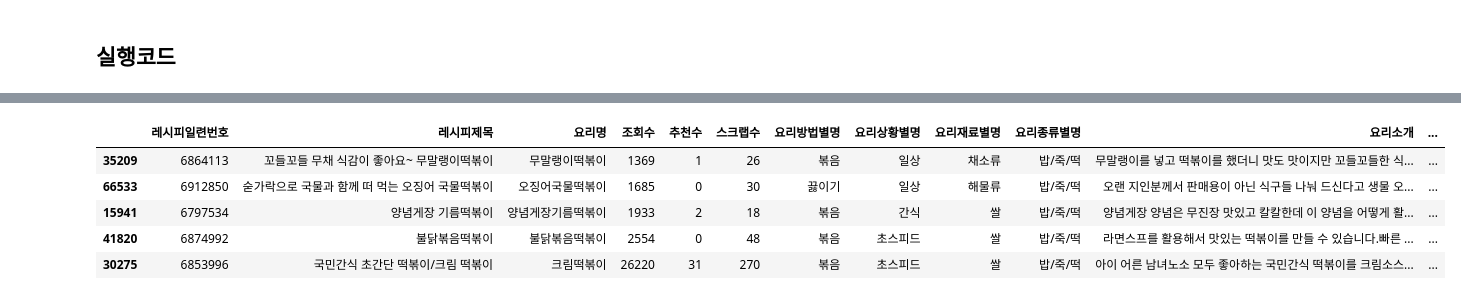
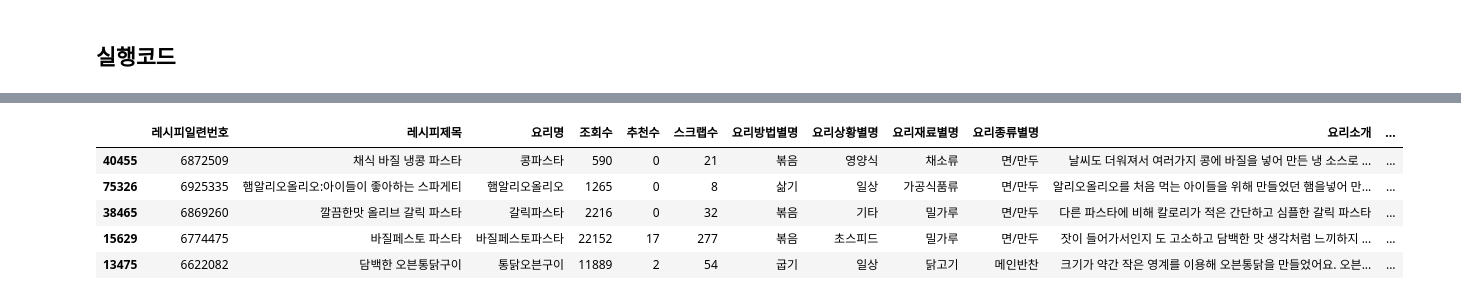
Before and after one commit to dajeong25/KDT_team4_FinalPJT, a Jupyter notebook: 02_modeling/레시피_추천_정리.ipynb, the cells around one changed output, grey strips where cells are left out. Drawn from its saved outputs; the diff is of its cells as text; code cells hidden in the pictures.

```diff
--- a/02_modeling/레시피_추천_정리.ipynb
+++ b/02_modeling/레시피_추천_정리.ipynb
@@ -10,7 +11,7 @@ from sklearn.feature_extraction.text import TfidfVectorizer
 from sklearn.metrics.pairwise import cosine_similarity, euclidean_distances, manhattan_distances
 from gensim.models import Word2Vec
 # %%
-coupang = pd.read_csv('../../data/coupang_filtering.csv')
+coupang = pd.read_csv('../../data/coupang_filtering_pre.csv')
 coupang.drop('Unnamed: 0', axis=1, inplace=True)
 
 # ckg = pd.read_csv('../../data/ckg_drop.csv')
@@ -59,3 +99,6 @@ ckg.head()
+# %%
+sauce_dict = ['설탕','간장','된장','식초','오일','액젓','소금','물','소주','스프','고추장','고춧가루','사이다','소스','케첩','물엿','올리고당','매실청','식용유','후추','젓갈','즙','정종','와인']
+#'육수'
 # %% [markdown]
 # word2vec 기반
 - tfidf와 비교했을 때 w2v의 코사인이 카테고리 분류하지 않아도 유사한 레시피를 잘 찾아줌
@@ -138,45 +247,68 @@ def get_recipe_only(ingredients_list, sim_mealkit_df):
 ## 실행코드
 # %%
 # coupang에서 input 값의 df 추출
-num = 299
+num = 200
+
 product_df = coupang.iloc[num:num+1, :]
 display(product_df)
 
 # input 상품명 및 구성정보 전처리 후 list로 추출
 product_list, ingredients_list = get_product_list(product_df)
 
-try:
-    # input 상품명과 일치하는 레시피만 추출
-    recipe_df = get_recipe_df(product_list)
-
-    # 일치하는 레시피의 요리재료 전체 append
-    word = [words for words in recipe_df.요리재료_전처리]
-
-    # word list의 가장 마지막에 input 구성정보 append
-    word.append(ingredients_list)
-
-    # word2vec 모델 생성
-    wv_model = Word2Vec(sentences=word, vector_size=100, window=5, min_count=1,  sg=1, batch_words=1000)
-
-    #레시피 별 벡터 평균 추출
-    wordvec=[vectors(x, wv_model) for x in word]
-
-    # 코사인유사도 계산
-    w2v_sim=cosine_similarity(wordvec,wordvec)
-
-    # 코사인유사도 행렬에서 input 상품의 인덱스 저장
-    mealkit_index = len(w2v_sim)-1
-
-    #input 상품과 유사한 레시피 df 추출
-    sim_mealkit_df = wv_mealkit(w2v_sim, mealkit_index, 5, recipe_df)
-    display(sim_mealkit_df)
-
-except:
-    print("유사한 레시피가 업습니다.")
+# try:
+# input 상품명과 일치하는 레시피만 추출
+recipe_df = get_recipe_df(product_list)
+recipe_index = recipe_df.index.tolist()
+#display(recipe_df)
 
 
+# 만개의 레시피의 요리재료명 통일
+recipe_lists = []
+for index in recipe_index:
+    recipe_list = []
+    man_ingredients = recipe_df.loc[index, '요리재료_전처리']
+    for man_ingredient in man_ingredients:
+        man_ingredient = get_ingredients_pre(man_ingredient)
+        if man_ingredient in sauce_dict:
+            pass
+        else:
+            recipe_list.append(man_ingredient)
+    recipe_lists.append(recipe_list)
+
+recipe_df['요리재료_전처리'] = recipe_lists
+#recipe_df.head()
+
+# recipe_df.to_csv('../../data/test_ingre.csv')
+
+
+# 일치하는 레시피의 요리재료 전체 append
+word = [words for words in recipe_df.요리재료_전처리]
+
+# word list의 가장 마지막에 input 구성정보 append
+word.append(ingredients_list)
+
+# word2vec 모델 생성
+wv_model = Word2Vec(sentences=word, vector_size=100, window=5, min_count=1,  sg=1, batch_words=1000)
+
+#레시피 별 벡터 평균 추출
+wordvec=[vectors(x, wv_model) for x in word]
+
+# 코사인유사도 계산
+w2v_sim=cosine_similarity(wordvec,wordvec)
+
+# 코사인유사도 행렬에서 input 상품의 인덱스 저장
+mealkit_index = len(w2v_sim)-1
+
+#input 상품과 유사한 레시피 df 추출
+sim_mealkit_df = wv_mealkit(w2v_sim, mealkit_index, 5, recipe_df)
+display(sim_mealkit_df)
+
 #레시피에만 있는 재료 추출
+print('ingredients = ', ingredients_list)
 recipe_ingredients = get_recipe_only(ingredients_list, sim_mealkit_df)
 recipe_ingredients = list(filter(None, recipe_ingredients)) # input 구성정보와 요리재료가 모두 일치하는 레시피 제외
-recipe_ingredients
+pprint(recipe_ingredients)
+
+# except:
+#     print("유사한 레시피가 없습니다.")
 # %% [output]
@@ -185,6 +317,6 @@ recipe_ingredients
 |  | 레시피일련번호 | 레시피제목 | 요리명 | 조회수 | 추천수 | 스크랩수 | 요리방법별명 | 요리상황별명 | 요리재료별명 | 요리종류별명 | 요리소개 | ... |
-| 35209 | 6864113 | 꼬들꼬들 무채 식감이 좋아요~ 무말랭이떡볶이 | 무말랭이떡볶이 | 1369 | 1 | 26 | 볶음 | 일상 | 채소류 | 밥/죽/떡 | 무말랭이를 넣고 떡볶이를 했더니 맛도 맛이지만 꼬들꼬들한 식... | ... |
-| 66533 | 6912850 | 숟가락으로 국물과 함께 떠 먹는 오징어 국물떡볶이 | 오징어국물떡볶이 | 1685 | 0 | 30 | 끓이기 | 일상 | 해물류 | 밥/죽/떡 | 오랜 지인분께서 판매용이 아닌 식구들 나눠 드신다고 생물 오... | ... |
-| 15941 | 6797534 | 양념게장 기름떡볶이 | 양념게장기름떡볶이 | 1933 | 2 | 18 | 볶음 | 간식 | 쌀 | 밥/죽/떡 | 양념게장 양념은 무진장 맛있고 칼칼한데 이 양념을 어떻게 활... | ... |
-| 41820 | 6874992 | 불닭볶음떡볶이 | 불닭볶음떡볶이 | 2554 | 0 | 48 | 볶음 | 초스피드 | 쌀 | 밥/죽/떡 | 라면스프를 활용해서 맛있는 떡볶이를 만들 수 있습니다.빠른 ... | ... |
-| 30275 | 6853996 | 국민간식 초간단 떡볶이/크림 떡볶이 | 크림떡볶이 | 26220 | 31 | 270 | 볶음 | 초스피드 | 쌀 | 밥/죽/떡 | 아이 어른 남녀노소 모두 좋아하는 국민간식 떡볶이를 크림소스... | ... |
+| 40455 | 6872509 | 채식 바질 냉콩 파스타 | 콩파스타 | 590 | 0 | 21 | 볶음 | 영양식 | 채소류 | 면/만두 | 날씨도 더워져서 여러가지 콩에 바질을 넣어 만든 냉 소스로 ... | ... |
+| 75326 | 6925335 | 햄알리오올리오:아이들이 좋아하는 스파게티 | 햄알리오올리오 | 1265 | 0 | 8 | 삶기 | 일상 | 가공식품류 | 면/만두 | 알리오올리오를 처음 먹는 아이들을 위해 만들었던 햄을넣어 만... | ... |
+| 38465 | 6869260 | 깔끔한맛 올리브 갈릭 파스타 | 갈릭파스타 | 2216 | 0 | 32 | 볶음 | 기타 | 밀가루 | 면/만두 | 다른 파스타에 비해 칼로리가 적은 간단하고 심플한 갈릭 파스타 | ... |
+| 15629 | 6774475 | 바질페스토 파스타 | 바질페스토파스타 | 22152 | 17 | 277 | 볶음 | 초스피드 | 밀가루 | 면/만두 | 잣이 들어가서인지 도 고소하고 담백한 맛 생각처럼 느끼하지 ... | ... |
+| 13475 | 6622082 | 담백한 오븐통닭구이 | 통닭오븐구이 | 11889 | 2 | 54 | 굽기 | 일상 | 닭고기 | 메인반찬 | 크기가 약간 작은 영계를 이용해 오븐통닭을 만들었어요. 오븐... | ... |
```
Also changed, not shown: parts of 12 cells of this notebook.
